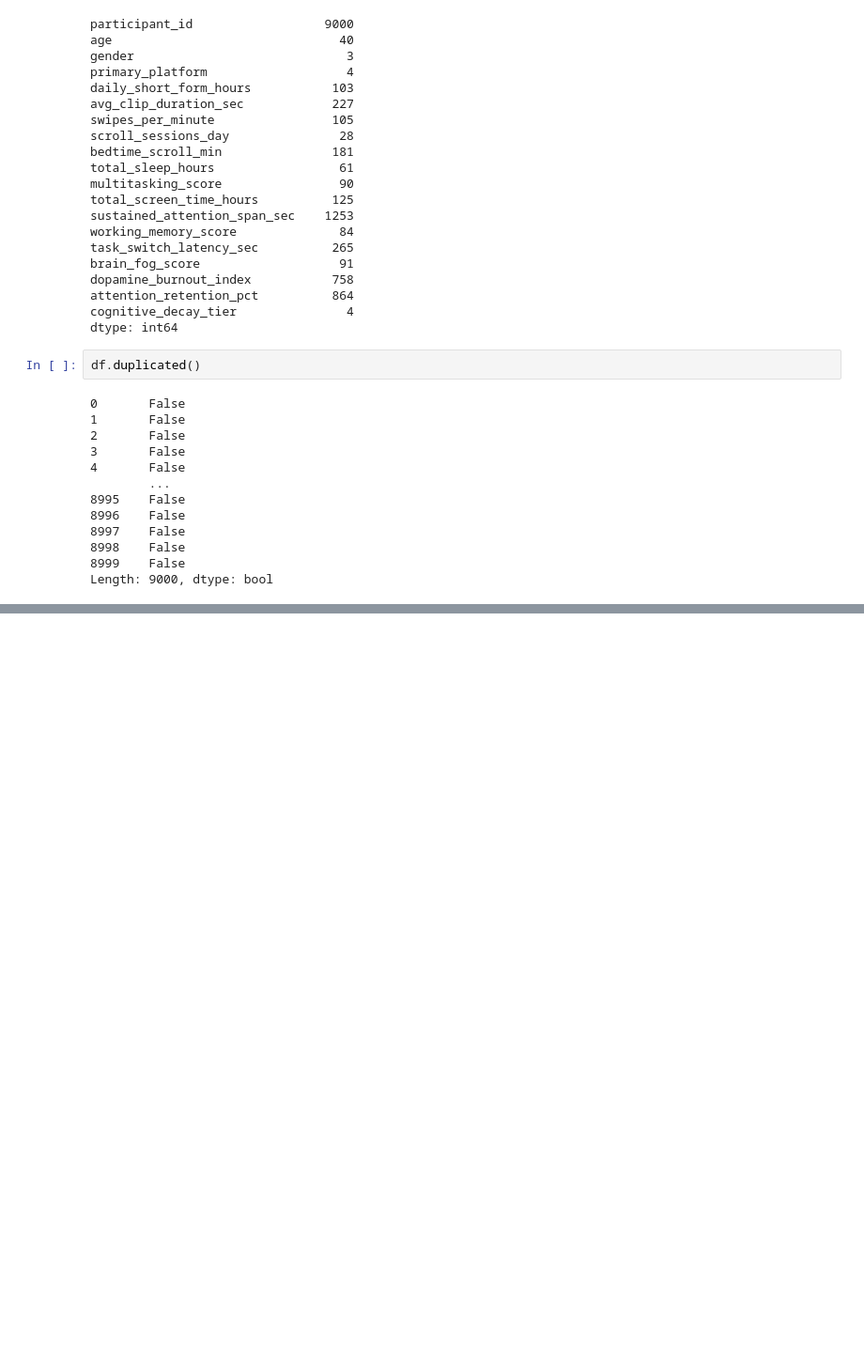
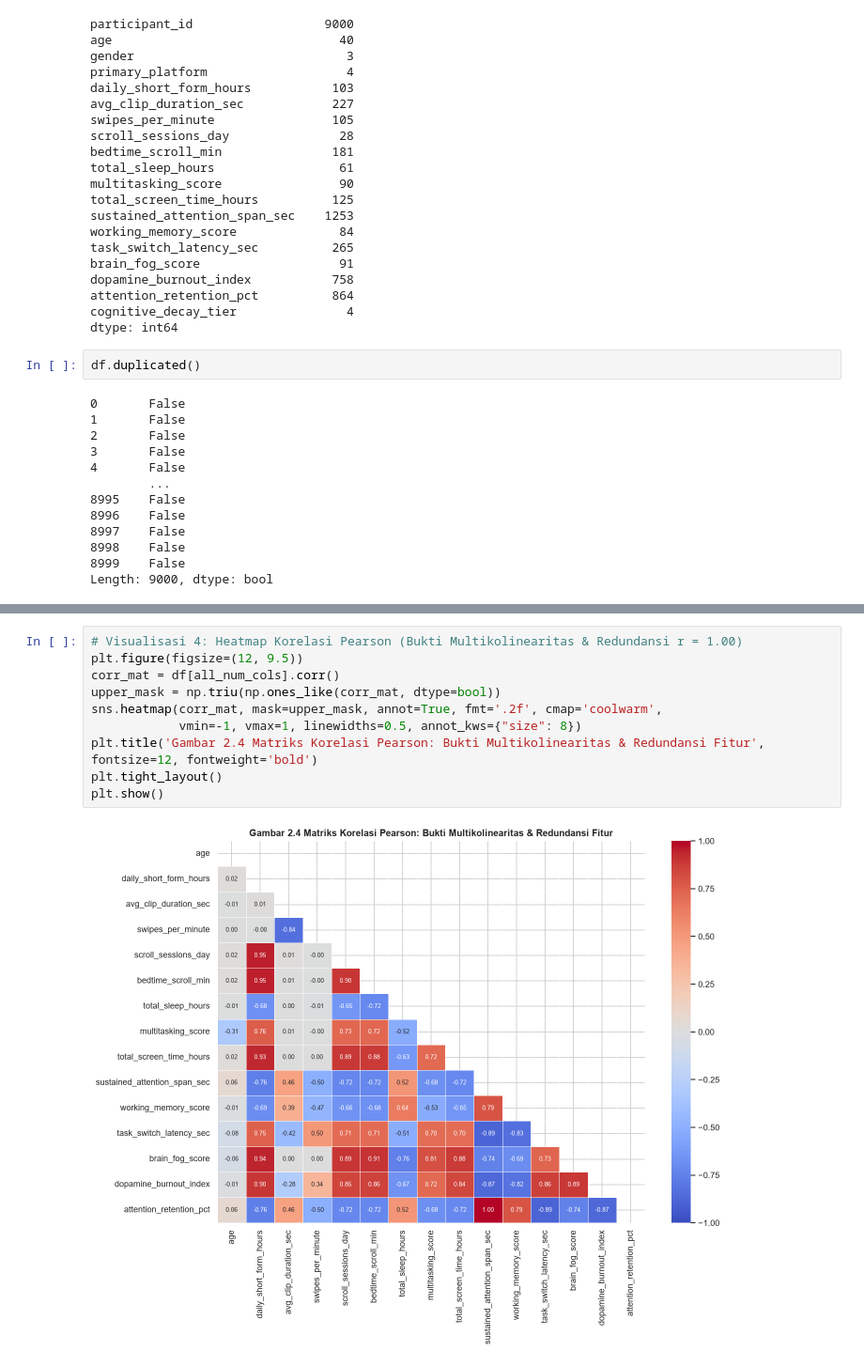
Before and after one commit to Sann11-y/analisis-pola-tidur-regresi-ridge-random-forest, a Jupyter notebook: 1_EDA_dan_Split.ipynb, the cells around one changed output, grey strips where cells are left out. Shown at 94% size. Drawn from its saved outputs; the diff is of its cells as text; blank space fills up the shorter version.

```diff
--- a/1_EDA_dan_Split.ipynb
+++ b/1_EDA_dan_Split.ipynb
@@ -194,0 +285,12 @@ Fitur-fitur dalam dataset ini dikelompokkan secara logis ke dalam beberapa kateg
+# %%
+# Visualisasi 4: Heatmap Korelasi Pearson (Bukti Multikolinearitas & Redundansi r = 1.00)
+plt.figure(figsize=(12, 9.5))
+corr_mat = df[all_num_cols].corr()
+upper_mask = np.triu(np.ones_like(corr_mat, dtype=bool))
+sns.heatmap(corr_mat, mask=upper_mask, annot=True, fmt='.2f', cmap='coolwarm',
+            vmin=-1, vmax=1, linewidths=0.5, annot_kws={"size": 8})
+plt.title('Gambar 2.4 Matriks Korelasi Pearson: Bukti Multikolinearitas & Redundansi Fitur', fontsize=12, fontweight='bold')
+plt.tight_layout()
+plt.show()
+# %% [output]
+[figure, added]
```
Also changed, not shown: parts of 8 cells of this notebook.
